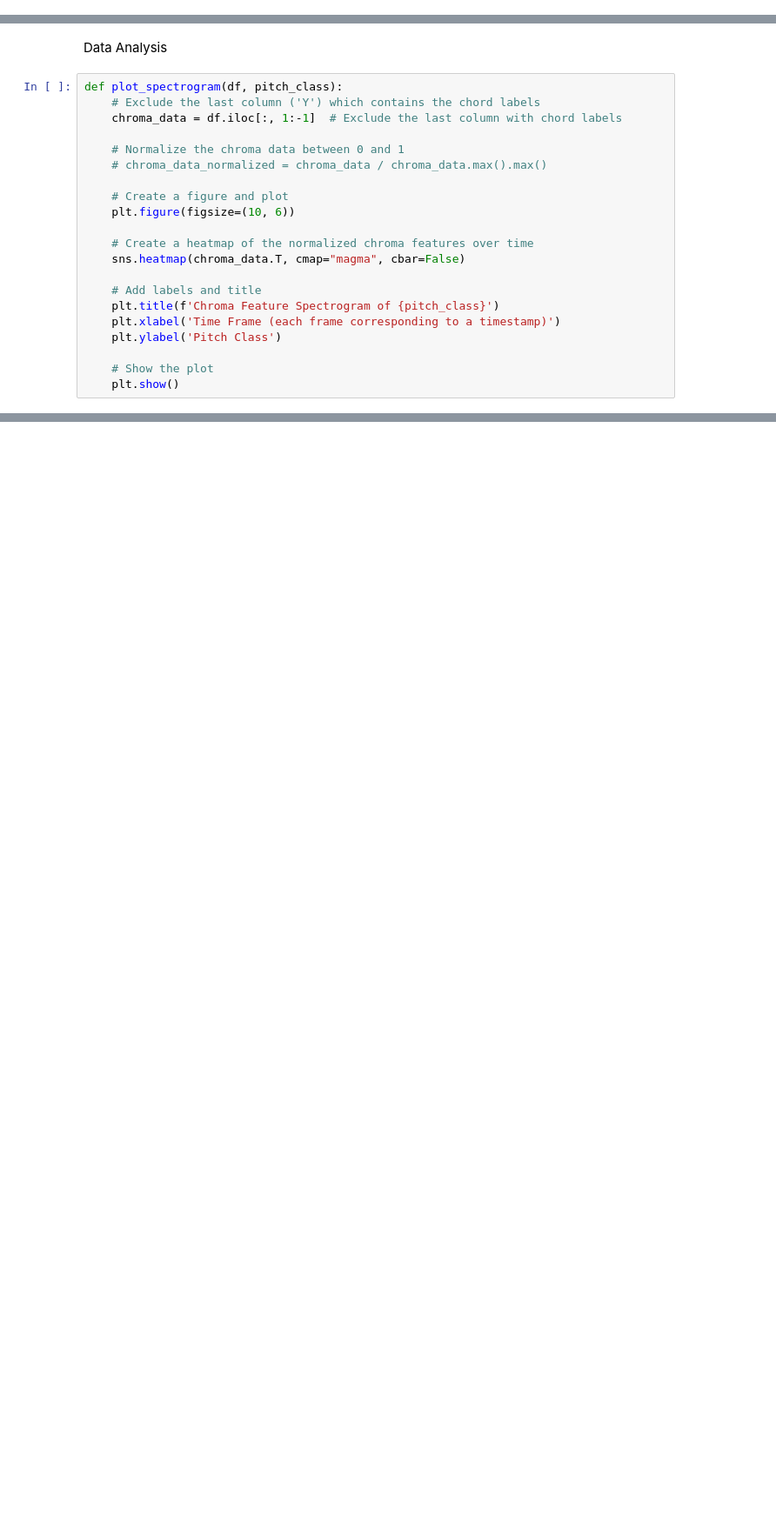
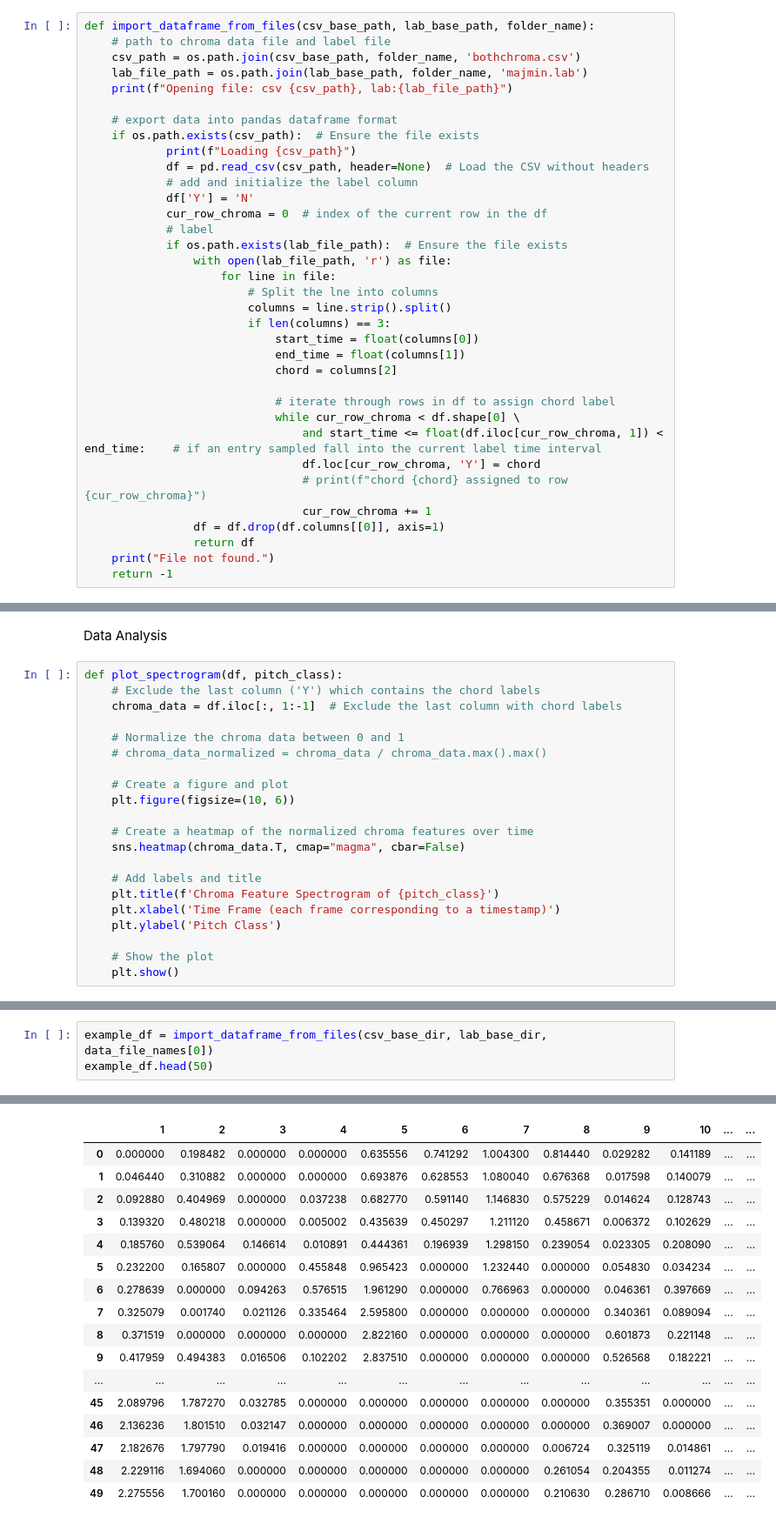
Before and after one commit to Allyn-Bao/Music-Transcription, a Jupyter notebook: data_preprocessing.ipynb, the cells around one changed output, grey strips where cells are left out. Shown at 87% size. Saved outputs shown, nothing was run; the diff lists cells and outputs as text; blank space fills up the shorter version.

```diff
--- a/data_preprocessing.ipynb
+++ b/data_preprocessing.ipynb
@@ -9,3 +13,38 @@ Preprocess csv training file
+# %%
+def import_dataframe_from_files(csv_base_path, lab_base_path, folder_name):
+    # path to chroma data file and label file
+    csv_path = os.path.join(csv_base_path, folder_name, 'bothchroma.csv')
+    lab_file_path = os.path.join(lab_base_path, folder_name, 'majmin.lab')
+    print(f"Opening file: csv {csv_path}, lab:{lab_file_path}")
+
+    # export data into pandas dataframe format
+    if os.path.exists(csv_path):  # Ensure the file exists
+            print(f"Loading {csv_path}")
+            df = pd.read_csv(csv_path, header=None)  # Load the CSV without headers
+            # add and initialize the label column
+            df['Y'] = 'N'
+            cur_row_chroma = 0  # index of the current row in the df
+            # label
+            if os.path.exists(lab_file_path):  # Ensure the file exists
+                with open(lab_file_path, 'r') as file:
+                    for line in file:
+                        # Split the lne into columns
+                        columns = line.strip().split()
+                        if len(columns) == 3:
+                            start_time = float(columns[0])
+                            end_time = float(columns[1])
+                            chord = columns[2]
+
+                            # iterate through rows in df to assign chord label
+                            while cur_row_chroma < df.shape[0] \
+                                and start_time <= float(df.iloc[cur_row_chroma, 1]) < end_time:    # if an entry sampled fall into the current label time interval
+                                df.loc[cur_row_chroma, 'Y'] = chord
+                                # print(f"chord {chord} assigned to row {cur_row_chroma}")
+                                cur_row_chroma += 1
+                df = df.drop(df.columns[[0]], axis=1)
+                return df
+    print("File not found.")
+    return -1
 # %%
 def load_and_concatenate_chroma_files(csv_base_path, lab_base_path):
     # List to store all dataframes
@@ -148,0 +164,4 @@ NameError: name 'plot_spectrogram' is not defined
+# %%
+example_df = import_dataframe_from_files(csv_base_dir, lab_base_dir, data_file_names[0])
+example_df.head(50)
+# %% [output]
@@ -148,0 +170,17 @@ NameError: name 'plot_spectrogram' is not defined
+|  | 1 | 2 | 3 | 4 | 5 | 6 | 7 | 8 | 9 | 10 | ... | ... |
+| 0 | 0.000000 | 0.198482 | 0.000000 | 0.000000 | 0.635556 | 0.741292 | 1.004300 | 0.814440 | 0.029282 | 0.141189 | ... | ... |
+| 1 | 0.046440 | 0.310882 | 0.000000 | 0.000000 | 0.693876 | 0.628553 | 1.080040 | 0.676368 | 0.017598 | 0.140079 | ... | ... |
+| 2 | 0.092880 | 0.404969 | 0.000000 | 0.037238 | 0.682770 | 0.591140 | 1.146830 | 0.575229 | 0.014624 | 0.128743 | ... | ... |
+| 3 | 0.139320 | 0.480218 | 0.000000 | 0.005002 | 0.435639 | 0.450297 | 1.211120 | 0.458671 | 0.006372 | 0.102629 | ... | ... |
+| 4 | 0.185760 | 0.539064 | 0.146614 | 0.010891 | 0.444361 | 0.196939 | 1.298150 | 0.239054 | 0.023305 | 0.208090 | ... | ... |
+| 5 | 0.232200 | 0.165807 | 0.000000 | 0.455848 | 0.965423 | 0.000000 | 1.232440 | 0.000000 | 0.054830 | 0.034234 | ... | ... |
+| 6 | 0.278639 | 0.000000 | 0.094263 | 0.576515 | 1.961290 | 0.000000 | 0.766963 | 0.000000 | 0.046361 | 0.397669 | ... | ... |
+| 7 | 0.325079 | 0.001740 | 0.021126 | 0.335464 | 2.595800 | 0.000000 | 0.000000 | 0.000000 | 0.340361 | 0.089094 | ... | ... |
+| 8 | 0.371519 | 0.000000 | 0.000000 | 0.000000 | 2.822160 | 0.000000 | 0.000000 | 0.000000 | 0.601873 | 0.221148 | ... | ... |
+| 9 | 0.417959 | 0.494383 | 0.016506 | 0.102202 | 2.837510 | 0.000000 | 0.000000 | 0.000000 | 0.526568 | 0.182221 | ... | ... |
+| ... | ... | ... | ... | ... | ... | ... | ... | ... | ... | ... | ... | ... |
+| 45 | 2.089796 | 1.787270 | 0.032785 | 0.000000 | 0.000000 | 0.000000 | 0.000000 | 0.000000 | 0.355351 | 0.000000 | ... | ... |
+| 46 | 2.136236 | 1.801510 | 0.032147 | 0.000000 | 0.000000 | 0.000000 | 0.000000 | 0.000000 | 0.369007 | 0.000000 | ... | ... |
+| 47 | 2.182676 | 1.797790 | 0.019416 | 0.000000 | 0.000000 | 0.000000 | 0.000000 | 0.006724 | 0.325119 | 0.014861 | ... | ... |
+| 48 | 2.229116 | 1.694060 | 0.000000 | 0.000000 | 0.000000 | 0.000000 | 0.000000 | 0.261054 | 0.204355 | 0.011274 | ... | ... |
+| 49 | 2.275556 | 1.700160 | 0.000000 | 0.000000 | 0.000000 | 0.000000 | 0.000000 | 0.210630 | 0.286710 | 0.008666 | ... | ... |
```
Also changed, not shown: parts of 8 cells of this notebook.
